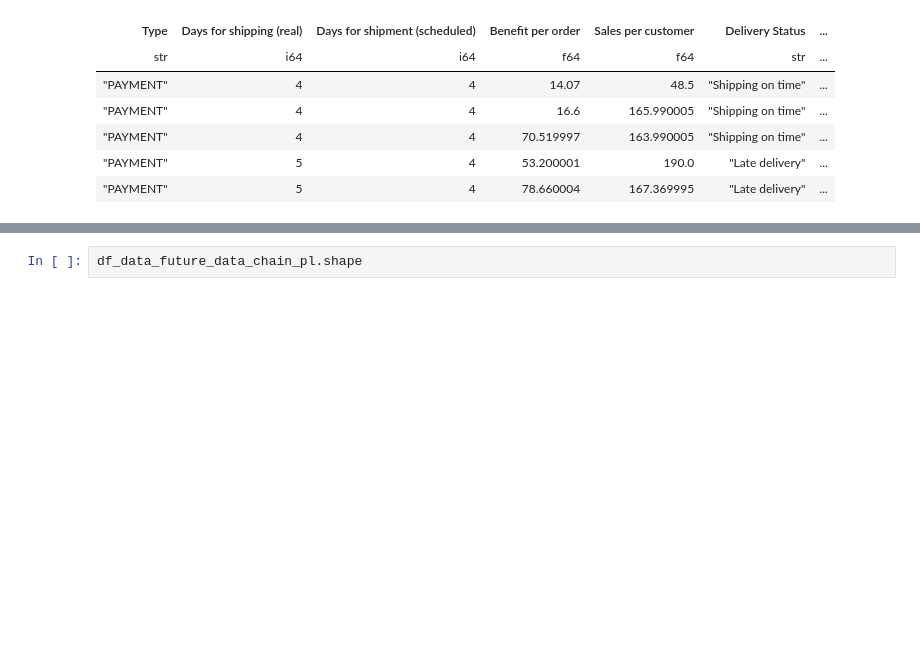
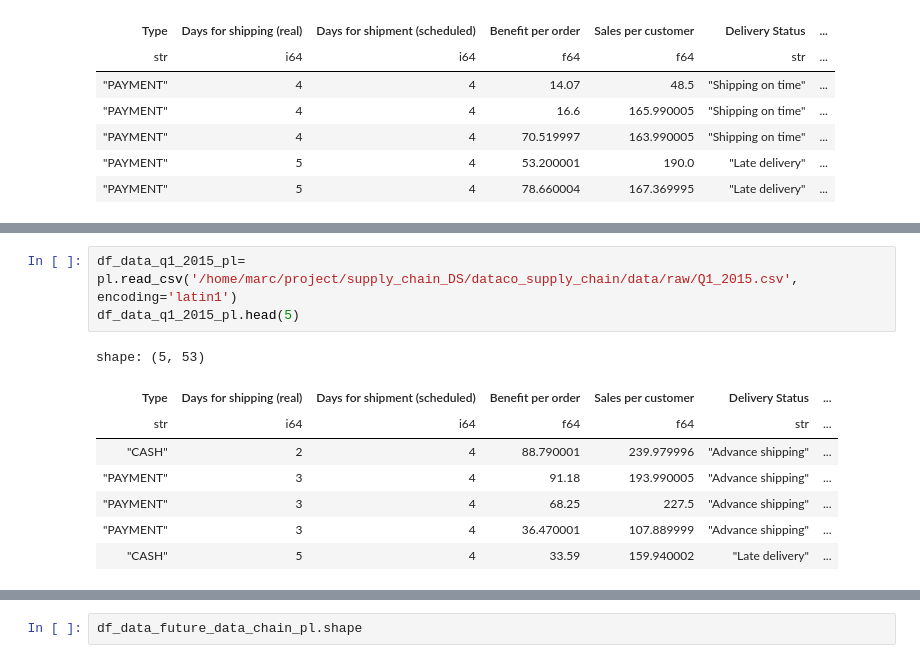
Before and after one commit to MarcHumet/supply_chain_DS, a Jupyter notebook: dataco_supply_chain/data/raw/DataCo_Supply_Chain_dataset_EDA.ipynb, the cells around one changed output, grey strips where cells are left out. Cells and saved outputs as stored; diff of their text form; blank space fills up the shorter version.

```diff
--- a/dataco_supply_chain/data/raw/DataCo_Supply_Chain_dataset_EDA.ipynb
+++ b/dataco_supply_chain/data/raw/DataCo_Supply_Chain_dataset_EDA.ipynb
@@ -78,0 +102,12 @@ shape: (5, 53)
+# %%
+df_data_q1_2015_pl= pl.read_csv('/home/marc/project/supply_chain_DS/dataco_supply_chain/data/raw/Q1_2015.csv', encoding='latin1')
+df_data_q1_2015_pl.head(5)
+# %% [output]
+shape: (5, 53)
+| Type | Days for shipping (real) | Days for shipment (scheduled) | Benefit per order | Sales per customer | Delivery Status | ... |
+| str | i64 | i64 | f64 | f64 | str | ... |
+| "CASH" | 2 | 4 | 88.790001 | 239.979996 | "Advance shipping" | ... |
+| "PAYMENT" | 3 | 4 | 91.18 | 193.990005 | "Advance shipping" | ... |
+| "PAYMENT" | 3 | 4 | 68.25 | 227.5 | "Advance shipping" | ... |
+| "PAYMENT" | 3 | 4 | 36.470001 | 107.889999 | "Advance shipping" | ... |
+| "CASH" | 5 | 4 | 33.59 | 159.940002 | "Late delivery" | ... |
```
Also changed, not shown: parts of 21 cells of this notebook.
